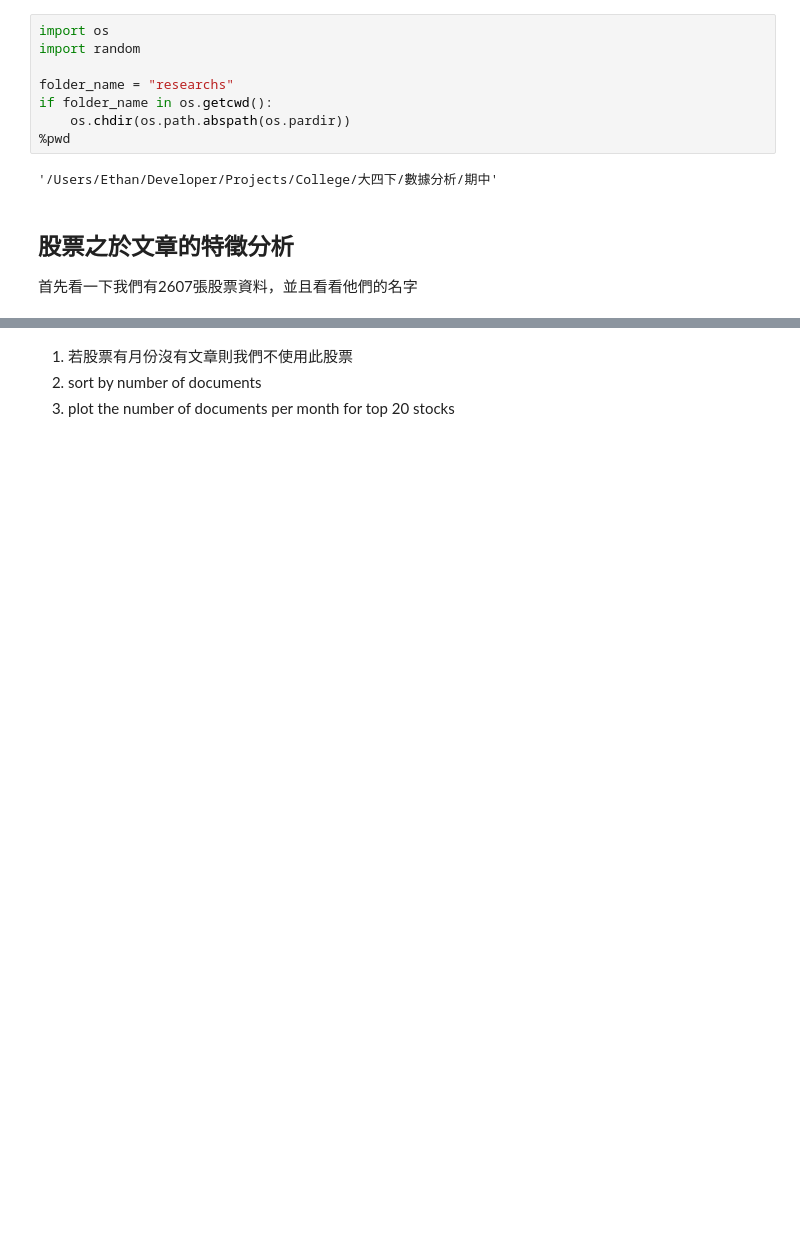
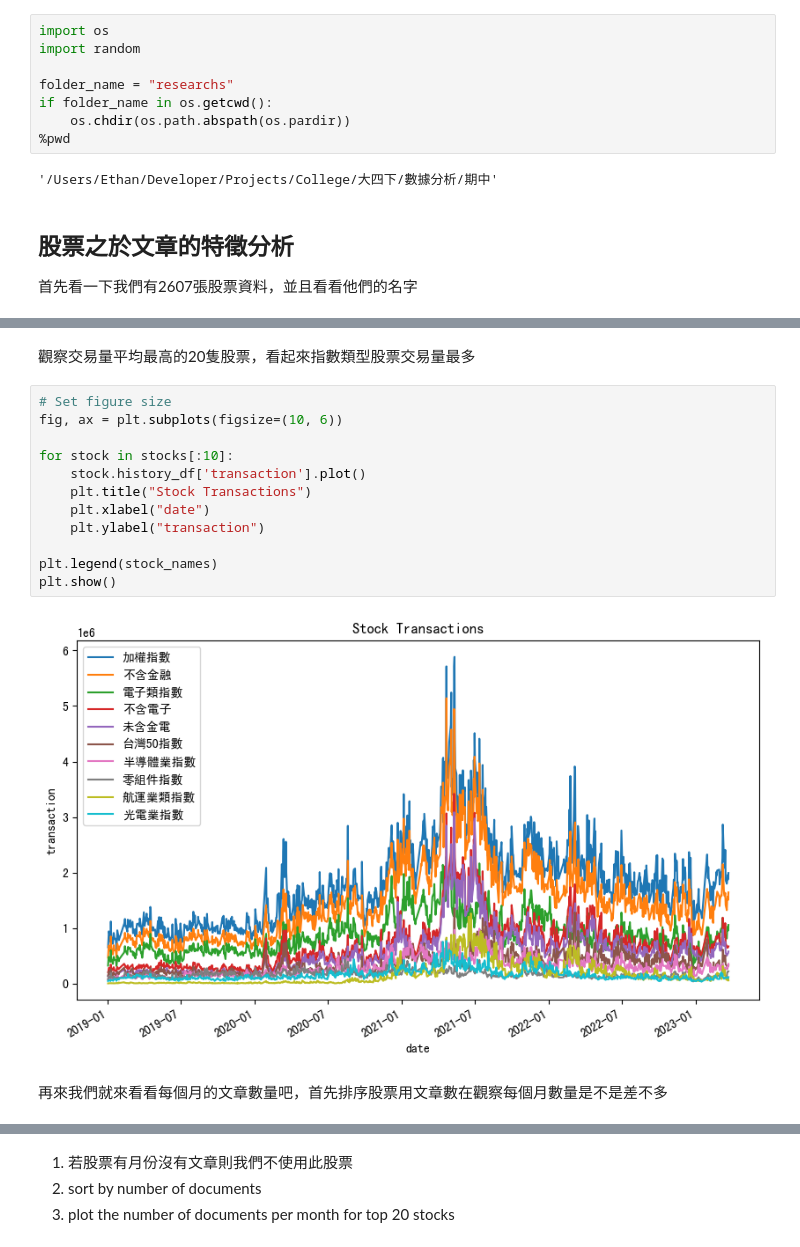
Before and after one commit to easonyu0203/2023-2-data-analyze-midterm, a Jupyter notebook: researchs/stock_feature_research.ipynb, the cells around one changed output, grey strips where cells are left out. Drawn from its saved outputs; the diff is of its cells as text; blank space fills up the shorter version.

```diff
--- a/researchs/stock_feature_research.ipynb
+++ b/researchs/stock_feature_research.ipynb
@@ -47 +88,19 @@ some stock names: ['閎康', '中探針四', '國泰美國道瓊', '永信建',
+# %% [markdown]
+觀察交易量平均最高的20隻股票，看起來指數類型股票交易量最多
+# %%
+# Set figure size
+fig, ax = plt.subplots(figsize=(10, 6))
+
+for stock in stocks[:10]:
+    stock.history_df['transaction'].plot()
+    plt.title("Stock Transactions")
+    plt.xlabel("date")
+    plt.ylabel("transaction")
+
+plt.legend(stock_names)
+plt.show()
+# %% [output]
+[figure, added]
+# %% [markdown]
+再來我們就來看看每個月的文章數量吧，首先排序股票用文章數在觀察每個月數量是不是差不多
 # %%
```
Also changed, not shown: parts of 21 cells of this notebook, 12 other files.
